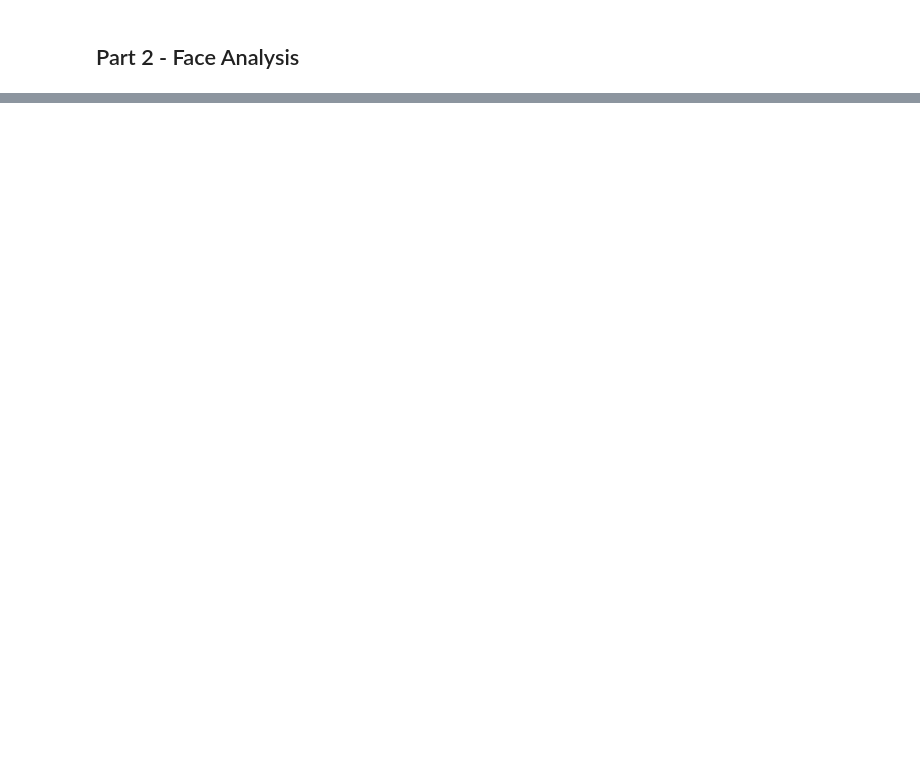
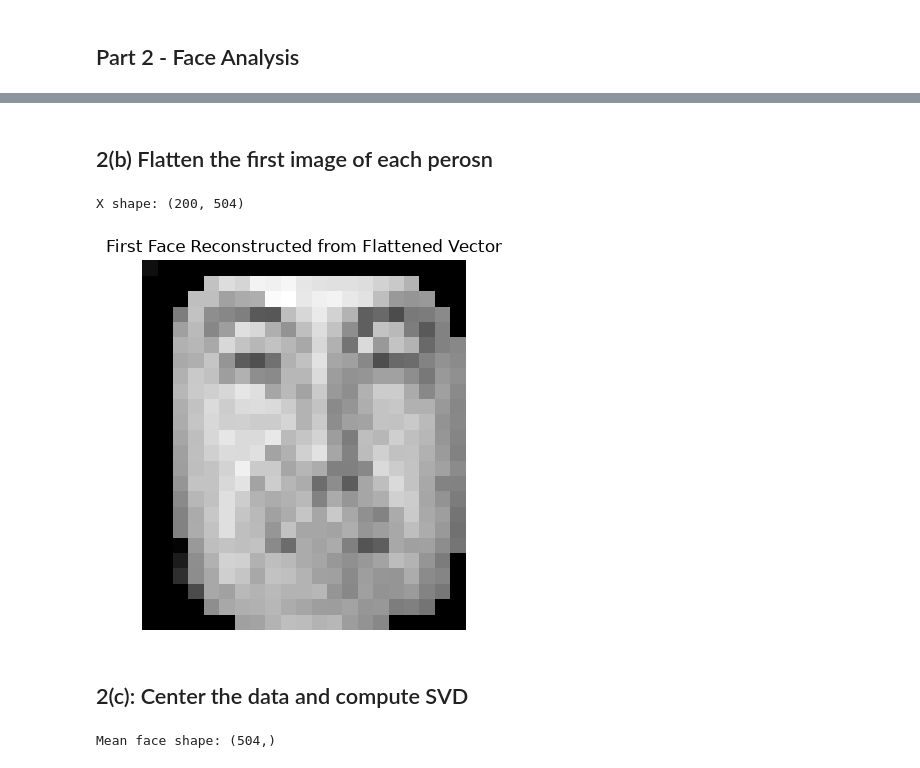
Before and after one commit to Hevyweight/2016-Election-Data-Analysis, a Jupyter notebook: Ethan_Lee_project1.ipynb, the cells around one changed output, grey strips where cells are left out. Saved outputs shown, nothing was run; the diff lists cells and outputs as text; code cells hidden in the pictures; blank space fills up the shorter version.

Commit message:
First Draft

```diff
--- a/Ethan_Lee_project1.ipynb
+++ b/Ethan_Lee_project1.ipynb
@@ -386,0 +414,27 @@ plt.show()
+# %% [markdown]
+## 2(b) Flatten the first image of each perosn
+# %%
+X = np.array([
+    face[:, :, 3*i].flatten()
+    for i in range(200)
+])
+
+print("X shape:", X.shape)
+# %% [output]
+X shape: (200, 504)
+# %%
+plt.imshow(X[0].reshape(24, 21), cmap="gray")
+plt.title("First Face Reconstructed from Flattened Vector")
+plt.axis("off")
+plt.show()
+# %% [output]
+[figure, added]
+# %% [markdown]
+## 2(c): Center the data and compute SVD
+# %%
+# Calculate the mean face
+mean_face = np.mean(X, axis=0)
+
+print("Mean face shape:", mean_face.shape)
+# %% [output]
+Mean face shape: (504,)
```
Also changed, not shown: parts of 12 cells of this notebook.
